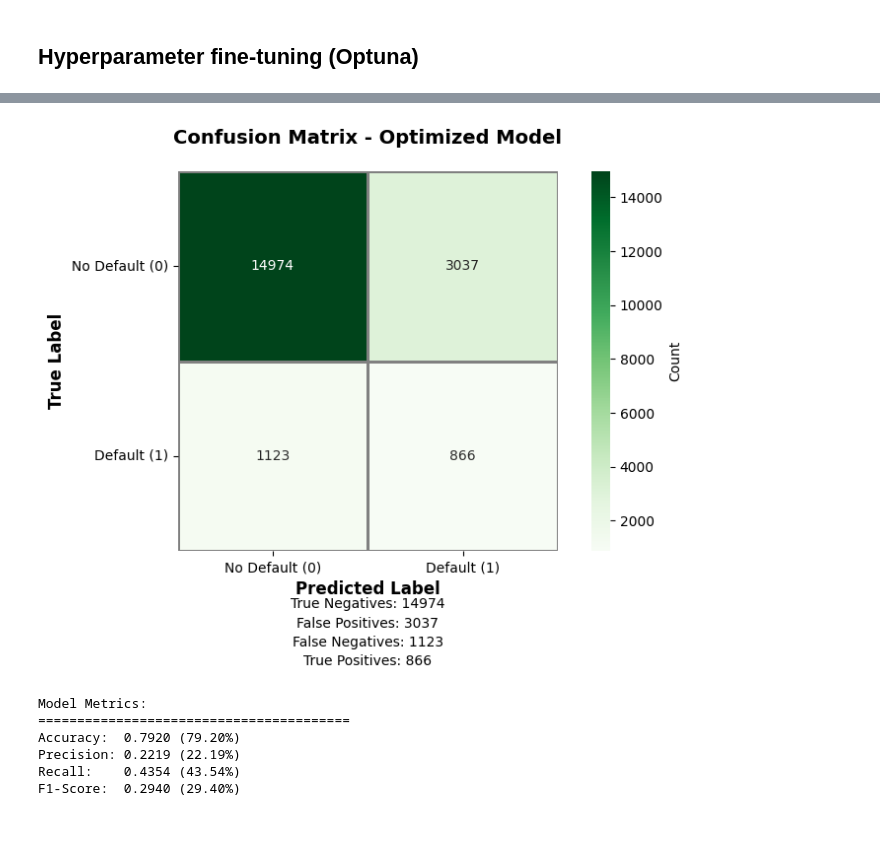
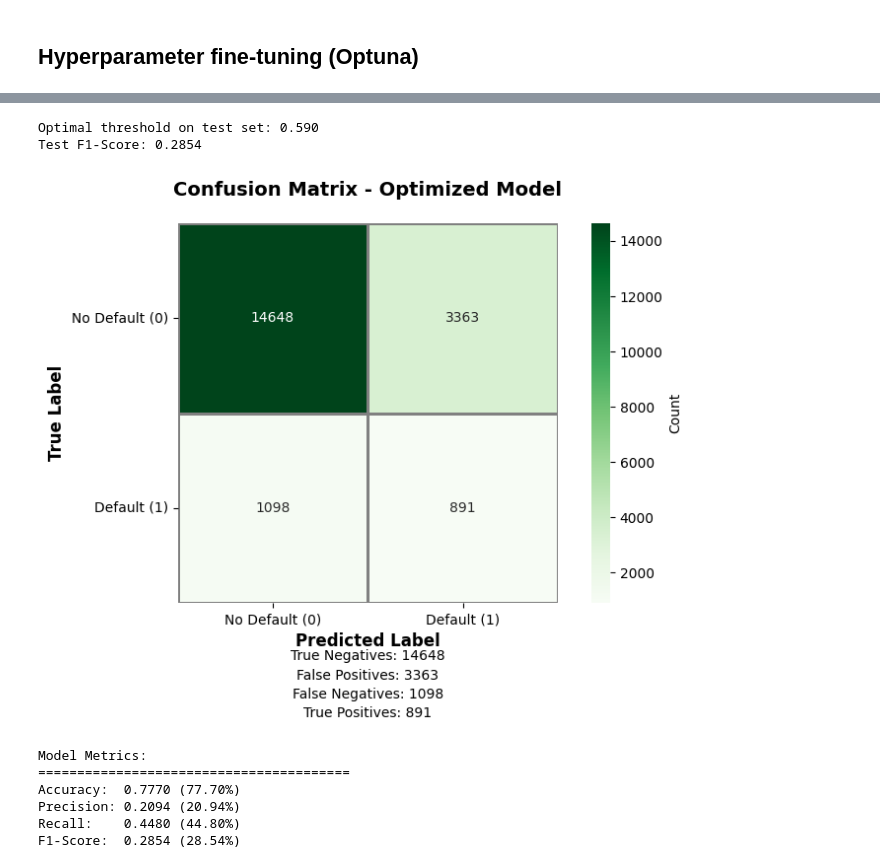
Before and after one commit to auggy-ntn/finance-lending-game, a Jupyter notebook: notebooks/random_forest.ipynb, the cells around one changed output, grey strips where cells are left out. Cells and saved outputs as stored; diff of their text form; code cells hidden in the pictures; blank space fills up the shorter version.

Commit message:
Updated round 2 predictions

```diff
--- a/notebooks/random_forest.ipynb
+++ b/notebooks/random_forest.ipynb
@@ -23,3 +33,6 @@ X, y = preprocess_data(load_data())
 X_train, X_test, y_train, y_test = train_test_split(
     X, y, test_size=0.2, stratify=y, random_state=42
 )
+
+train_data = pd.concat([X_train, y_train], axis=1)
+test_data = pd.concat([X_test, y_test], axis=1)
@@ -26,4 +53,7 @@ X_train, X_test, y_train, y_test = train_test_split(
 # %%
-rfc = RandomForestClassifier(random_state=42)
-rfc.fit(X_train, y_train)
-y_pred = rfc.predict(X_test)
+## Model - RandomForestClassifier
+model_baseline = RandomForestClassifier(random_state=42)
+model_baseline.fit(preprocessed_train_data, y_train)
+
+# Make predictions
+y_pred_proba_baseline = model_baseline.predict_proba(preprocessed_test_data)[:, 1]
@@ -111,23 +200,35 @@ for key, value in study.best_params.items():
 # %%
-# Train the final model with best parameters
-best_params = study.best_params
+# Train the final model with best parameters on full training set
+best_params = study.best_params.copy()
 
-model = RandomForestClassifier(
-    n_estimators=best_params["n_estimators"],
-    max_depth=best_params["max_depth"],
-    max_features=best_params["max_features"],
-    class_weight=best_params["class_weight"],
-)
-model.fit(X_train, y_train)
-y_pred_proba = model.predict_proba(X_test)[:, 1]
-y_pred = (y_pred_proba >= best_params["threshold"]).astype(int)
+model_optimized = RandomForestClassifier(**best_params, random_state=42, n_jobs=-1)
+
+model_optimized.fit(preprocessed_train_data, y_train)
+
+# Make predictions on test set
+y_pred_proba_optimized = model_optimized.predict_proba(preprocessed_test_data)[:, 1]
+
+# Find optimal threshold on test set
+thresholds = np.arange(0.3, 0.7, 0.01)
+f1_scores = [
+    f1_score(y_test, (y_pred_proba_optimized >= t).astype(int)) for t in thresholds
+]
+optimal_threshold = thresholds[np.argmax(f1_scores)]
+
+y_pred_optimized = (y_pred_proba_optimized >= optimal_threshold).astype(int)
+
+print(f"Optimal threshold on test set: {optimal_threshold:.3f}")
+print(f"Test F1-Score: {max(f1_scores):.4f}")
+# %% [output]
+Optimal threshold on test set: 0.590
+Test F1-Score: 0.2854
 # %%
-plot_confusion_matrix(y_test, y_pred, cmap="Greens")
+plot_confusion_matrix(y_test, y_pred_optimized, cmap="Greens")
 # %% [output]
-[figure, old version]
+[figure, new version]
 Model Metrics:
 ========================================
-Accuracy:  0.7920 (79.20%)
-Precision: 0.2219 (22.19%)
-Recall:    0.4354 (43.54%)
-F1-Score:  0.2940 (29.40%)
+Accuracy:  0.7770 (77.70%)
+Precision: 0.2094 (20.94%)
+Recall:    0.4480 (44.80%)
+F1-Score:  0.2854 (28.54%)
```
Also changed, not shown: parts of 21 cells of this notebook, 25 other files.
